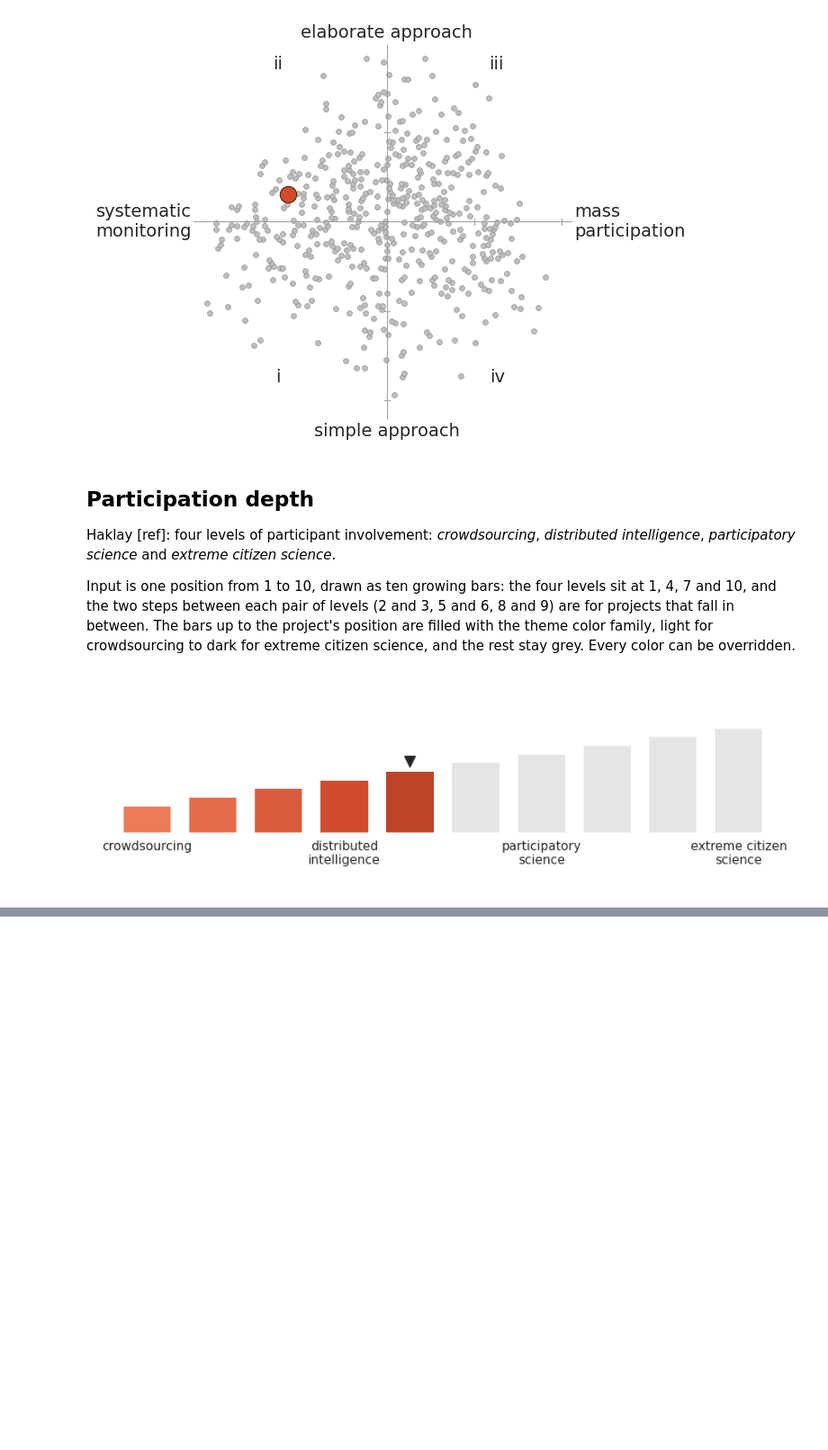
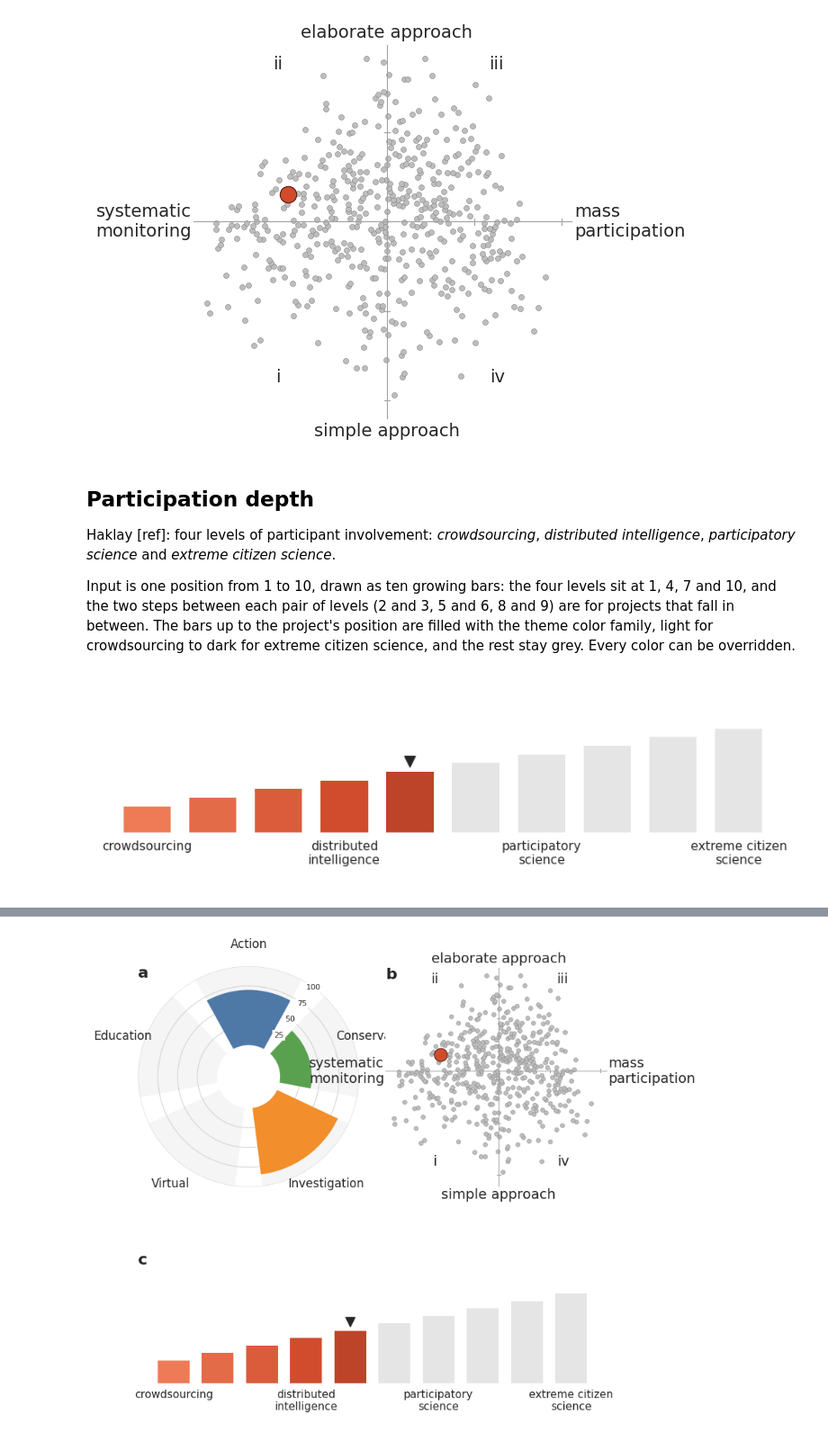
Before and after one commit to vinconig/citizen_science_profile_viz, a Jupyter notebook: profile_viz.ipynb, the cells around one changed output, grey strips where cells are left out. Shown at 90% size. Saved outputs shown, nothing was run; the diff lists cells and outputs as text; code cells hidden in the pictures; blank space fills up the shorter version.

```diff
--- a/profile_viz.ipynb
+++ b/profile_viz.ipynb
@@ -6,6 +6,7 @@ Visualizes the standardized profile of a citizen science project. Run the cells
 # Theme: pick the color family used by all charts (pumpkin, apricot, apple, teal, blueberry, eggplant, dragonfruit)
 COLOR_FAMILY = "pumpkin"
 PALETTE_FILE = "colorpalette.json"  # path to the palette file, relative to the notebook
+OUTPUT_DIR = "output"  # folder the chart PNGs are saved to, relative to the notebook
 
 import json
 from pathlib import Path
@@ -15,6 +16,9 @@ import numpy as np
 
 with open(Path(PALETTE_FILE)) as f:
     _data = json.load(f)
+OUTPUT_PATH = Path(OUTPUT_DIR)
+OUTPUT_PATH.mkdir(exist_ok=True)
+
 palette = _data["palettes"]
 type_colors = _data["assignments"]["Project type (Wiggins and Crowston)"]["colors"]
 
@@ -34,6 +38,7 @@ def neutral(role):
 
 
 plt.rcParams["font.family"] = "sans-serif"
+plt.rcParams["figure.dpi"] = 150  # sharper inline preview; at low dpi the text gets wider and labels collide
 print(f"Theme: {COLOR_FAMILY}", {s: shade(s) for s in families["shades"]})
 # %% [output]
 Theme: pumpkin {'lighter': '#F7C9B8', 'light': '#EE7A56', 'base': '#D04C2D', 'dark': '#95331E', 'darker': '#521F11'}
@@ -278,7 +297,9 @@ def plot_participation_depth_chart(
     marker_color=None,   # default: neutral text
     background="white",
     text_color=None,     # default: neutral text
+    label_size=11,       # font size of the level labels
     figsize=(9, 2.8),
+    ax=None,             # draw into this axes instead of a new figure (used by the combined figure)
     save_to=None,
 ):
     """Ten growing bars, filled up to one of ten positions between the four Haklay levels.
@@ -300,7 +321,11 @@ def plot_participation_depth_chart(
     heights = 0.25 + 0.75 * (xs - 1) / (DEPTH_POSITIONS - 1)
     fills = [cmap((p - 1) / (DEPTH_POSITIONS - 1)) if p <= position else empty_color for p in xs]
 
-    fig, ax = plt.subplots(figsize=figsize)
+    standalone = ax is None
+    if standalone:
+        fig, ax = plt.subplots(figsize=figsize)
+    else:
+        fig = ax.figure
     fig.patch.set_facecolor(background)
     ax.set_facecolor(background)
     ax.set_xlim(0.2, 10.8)
@@ -313,16 +338,17 @@ def plot_participation_depth_chart(
     ax.scatter([position], [heights[position - 1] + 0.1], marker="v", s=90, color=marker_color, zorder=3)
 
     for p, level in zip(LEVEL_POSITIONS, DEPTH_LEVELS):
-        ax.text(p, -0.07, "\n".join(textwrap.wrap(level, 16)), ha="center", va="top", fontsize=11,
+        ax.text(p, -0.07, "\n".join(textwrap.wrap(level, 16)), ha="center", va="top", fontsize=label_size,
                 color=text_color, linespacing=1.2)
 
-    fig.tight_layout()
+    if standalone:
+        fig.tight_layout()
     if save_to:
         fig.savefig(save_to, dpi=200, facecolor=fig.get_facecolor(), bbox_inches="tight")
     return fig, ax
 
 
-fig, ax = plot_participation_depth_chart(position=participation_depth)
+fig, ax = plot_participation_depth_chart(position=participation_depth, save_to=OUTPUT_PATH / "participation_depth_chart.png")
 plt.show()
 # %% [output]
 [figure]
@@ -328,0 +359,42 @@ plt.show()
+# %%
+def plot_profile_overview(
+    project_types,
+    pocock_xy,
+    depth,
+    background="white",
+    title=None,
+    figsize=(7.2, 5.6),   # about double-column width in inches
+    save_to=None,         # PNG path; a PDF with the same name is saved next to it
+):
+    """Project profile on one page: (a) project type and (b) Pocock's axes on top, (c) participation depth below."""
+    text_color = neutral("text")
+
+    fig = plt.figure(figsize=figsize, facecolor=background)
+    grid = fig.add_gridspec(2, 2, height_ratios=[2.3, 1], hspace=0.02, wspace=0.7,
+                            left=0.04, right=0.96, top=0.92 if title else 0.96, bottom=0.03)
+    ax_a = fig.add_subplot(grid[0, 0], projection="polar")
+    ax_b = fig.add_subplot(grid[0, 1])
+    ax_c = fig.add_subplot(grid[1, :])
+
+    plot_project_type_chart(project_types, background=background, ax=ax_a, label_size=9)
+    plot_pocock_chart(*pocock_xy, background=background, ax=ax_b, label_size=9)
+    plot_participation_depth_chart(depth, background=background, ax=ax_c, label_size=9)
+
+    for ax, letter in ((ax_a, "a"), (ax_b, "b"), (ax_c, "c")):
+        ax.text(0, 1, letter, transform=ax.transAxes, fontsize=16, fontweight="bold",
+                color=text_color, ha="left", va="top")
+    if title:
+        fig.suptitle(title, fontsize=14, color=text_color)
+
+    if save_to:
+        save_to = Path(save_to)
+        for suffix in (".png", ".pdf"):
+            fig.savefig(save_to.with_suffix(suffix), dpi=300, facecolor=fig.get_facecolor(), bbox_inches="tight")
+    return fig, (ax_a, ax_b, ax_c)
+
+
+fig, axes = plot_profile_overview(project_types, (pocock_x, pocock_y), participation_depth,
+                                  save_to=OUTPUT_PATH / "project_profile.png")
+plt.show()
+# %% [output]
+[figure, added]
```
Also changed, not shown: parts of 3 cells of this notebook, 11 other files.
